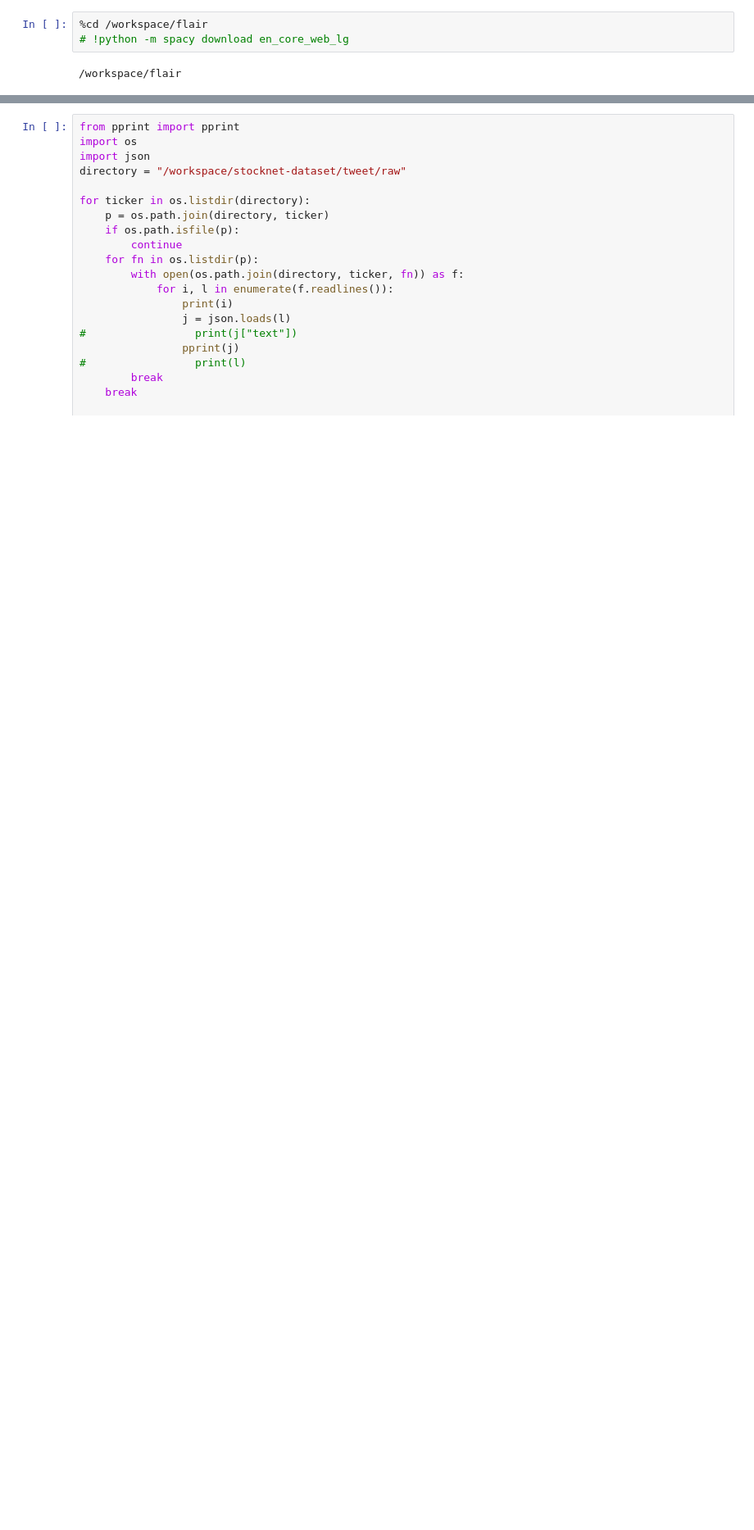
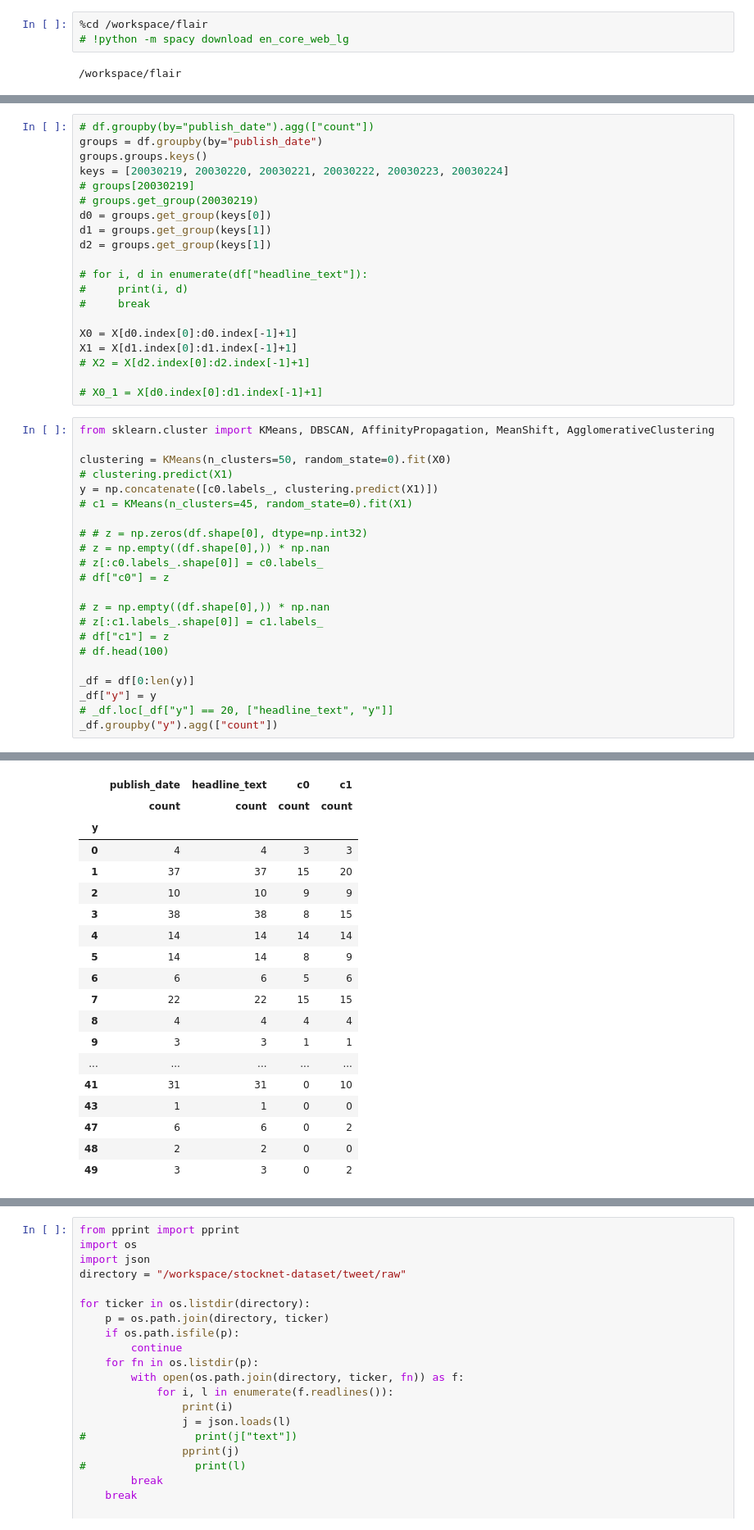
Before and after one commit to w121211/flair, a Jupyter notebook: debug.ipynb, the cells around one changed output, grey strips where cells are left out. Shown: that part at 82% size. Drawn from its saved outputs; the diff is of its cells as text; blank space fills up the shorter version.

```diff
--- a/debug.ipynb
+++ b/debug.ipynb
@@ -17,0 +27,43 @@ print(article.movies)
+# %%
+# df.groupby(by="publish_date").agg(["count"])
+groups = df.groupby(by="publish_date")
+groups.groups.keys()
+keys = [20030219, 20030220, 20030221, 20030222, 20030223, 20030224]
+# groups[20030219]
+# groups.get_group(20030219)
+d0 = groups.get_group(keys[0])
+d1 = groups.get_group(keys[1])
+d2 = groups.get_group(keys[1])
+
+# for i, d in enumerate(df["headline_text"]):
+#     print(i, d)
+#     break
+
+X0 = X[d0.index[0]:d0.index[-1]+1]
+X1 = X[d1.index[0]:d1.index[-1]+1]
+# X2 = X[d2.index[0]:d2.index[-1]+1]
+
+# X0_1 = X[d0.index[0]:d1.index[-1]+1]
+# %%
+from sklearn.cluster import KMeans, DBSCAN, AffinityPropagation, MeanShift, AgglomerativeClustering
+
+clustering = KMeans(n_clusters=50, random_state=0).fit(X0)
+# clustering.predict(X1)
+y = np.concatenate([c0.labels_, clustering.predict(X1)])
+# c1 = KMeans(n_clusters=45, random_state=0).fit(X1)
+
+# # z = np.zeros(df.shape[0], dtype=np.int32)
+# z = np.empty((df.shape[0],)) * np.nan
+# z[:c0.labels_.shape[0]] = c0.labels_
+# df["c0"] = z
+
+# z = np.empty((df.shape[0],)) * np.nan
+# z[:c1.labels_.shape[0]] = c1.labels_
+# df["c1"] = z
+# df.head(100)
+
+_df = df[0:len(y)]
+_df["y"] = y
+# _df.loc[_df["y"] == 20, ["headline_text", "y"]]
+_df.groupby("y").agg(["count"])
+# %% [output]
@@ -17,0 +74,19 @@ print(article.movies)
+|  | publish_date | headline_text | c0 | c1 |
+|  | count | count | count | count |
+| y |  |  |  |  |
+| 0 | 4 | 4 | 3 | 3 |
+| 1 | 37 | 37 | 15 | 20 |
+| 2 | 10 | 10 | 9 | 9 |
+| 3 | 38 | 38 | 8 | 15 |
+| 4 | 14 | 14 | 14 | 14 |
+| 5 | 14 | 14 | 8 | 9 |
+| 6 | 6 | 6 | 5 | 6 |
+| 7 | 22 | 22 | 15 | 15 |
+| 8 | 4 | 4 | 4 | 4 |
+| 9 | 3 | 3 | 1 | 1 |
+| ... | ... | ... | ... | ... |
+| 41 | 31 | 31 | 0 | 10 |
+| 43 | 1 | 1 | 0 | 0 |
+| 47 | 6 | 6 | 0 | 2 |
+| 48 | 2 | 2 | 0 | 0 |
+| 49 | 3 | 3 | 0 | 2 |
```
Also changed, not shown: parts of 14 cells of this notebook, 7 other files.
